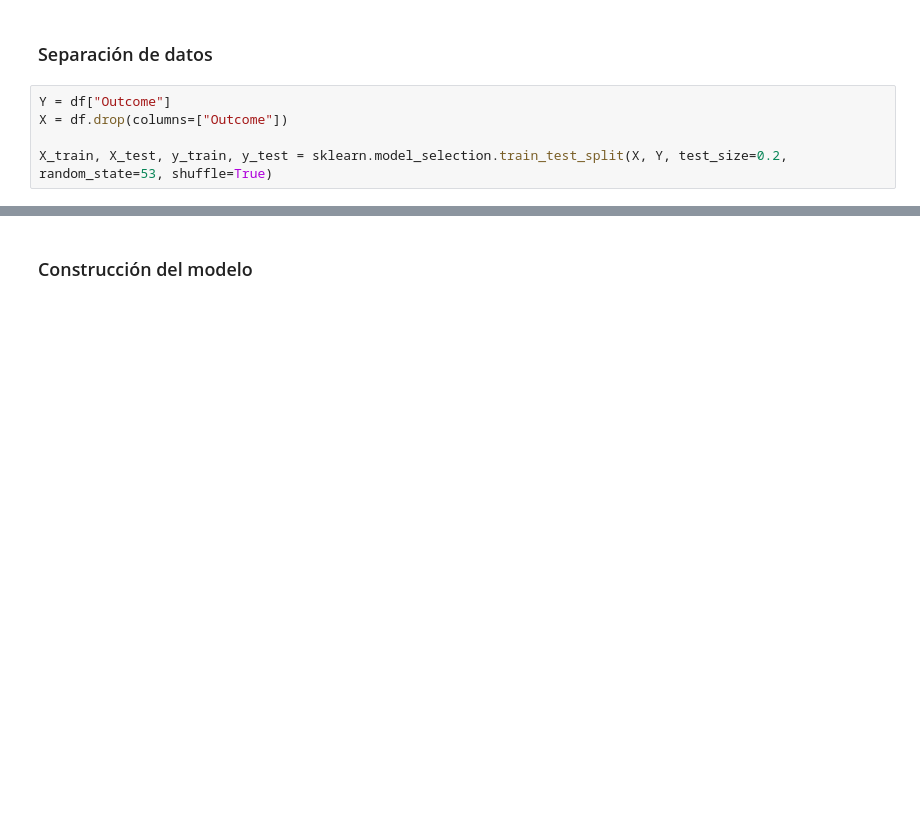
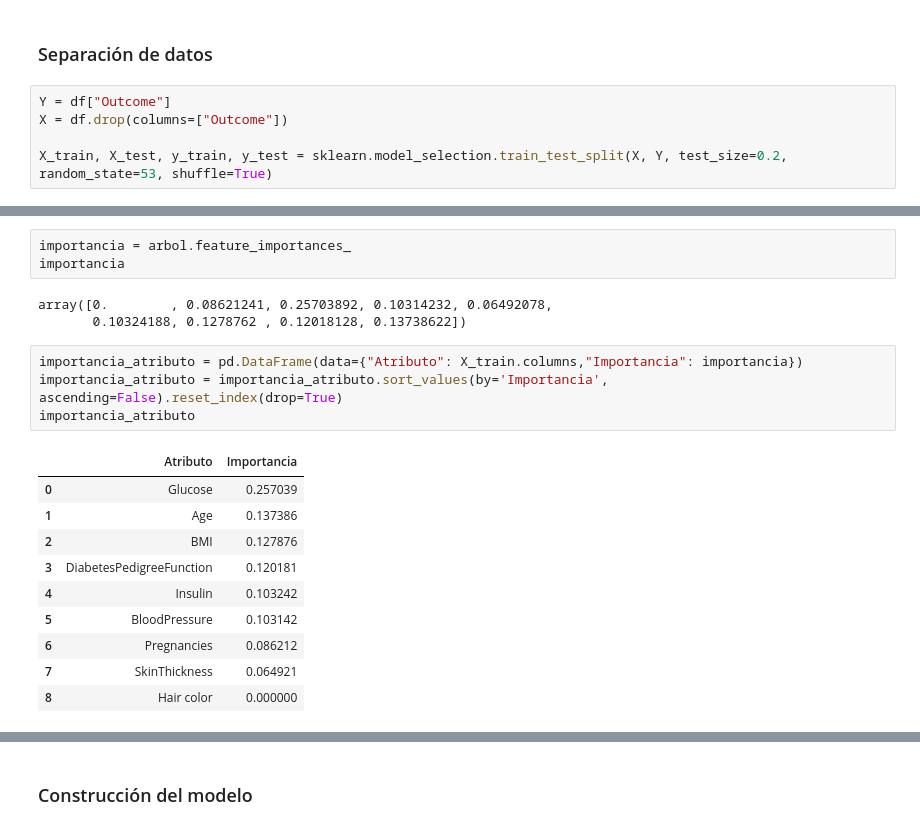
Before and after one commit to malvarezg1/BI, a Jupyter notebook: Laboratorio1.ipynb, the cells around one changed output, grey strips where cells are left out. Drawn from its saved outputs; the diff is of its cells as text; blank space fills up the shorter version.

```diff
--- a/Laboratorio1.ipynb
+++ b/Laboratorio1.ipynb
@@ -182,0 +368,21 @@ X_train, X_test, y_train, y_test = sklearn.model_selection.train_test_split(X, Y
+# %%
+importancia = arbol.feature_importances_
+importancia
+# %% [output]
+array([0.        , 0.08621241, 0.25703892, 0.10314232, 0.06492078,
+       0.10324188, 0.1278762 , 0.12018128, 0.13738622])
+# %%
+importancia_atributo = pd.DataFrame(data={"Atributo": X_train.columns,"Importancia": importancia})
+importancia_atributo = importancia_atributo.sort_values(by='Importancia', ascending=False).reset_index(drop=True)
+importancia_atributo
+# %% [output]
+|  | Atributo | Importancia |
+| 0 | Glucose | 0.257039 |
+| 1 | Age | 0.137386 |
+| 2 | BMI | 0.127876 |
+| 3 | DiabetesPedigreeFunction | 0.120181 |
+| 4 | Insulin | 0.103242 |
+| 5 | BloodPressure | 0.103142 |
+| 6 | Pregnancies | 0.086212 |
+| 7 | SkinThickness | 0.064921 |
+| 8 | Hair color | 0.000000 |
```
Also changed, not shown: parts of 52 cells of this notebook.
